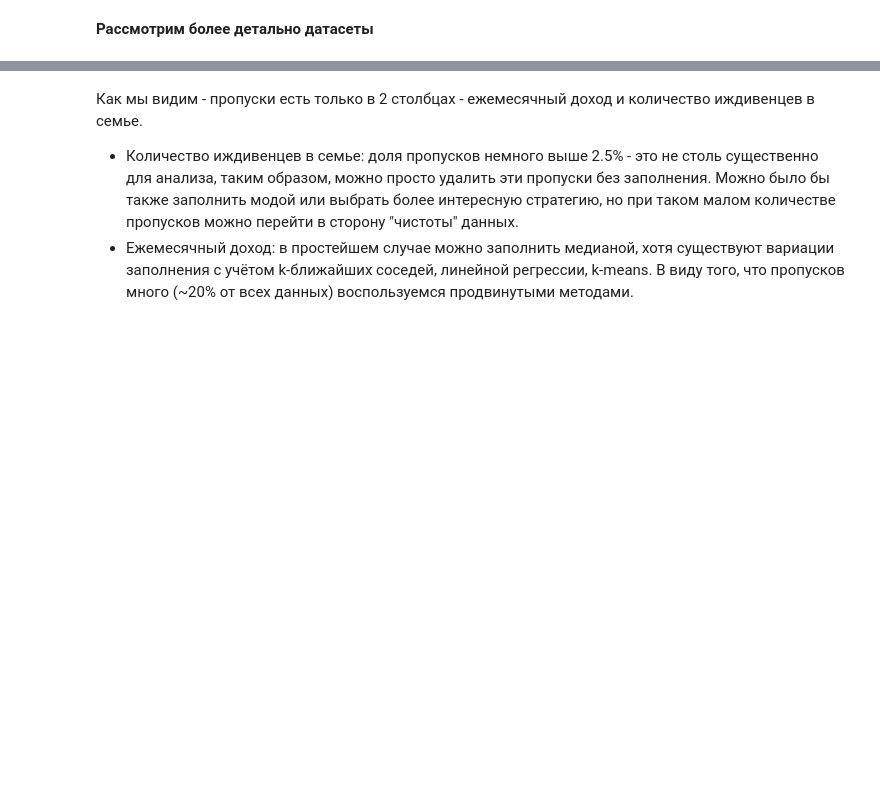
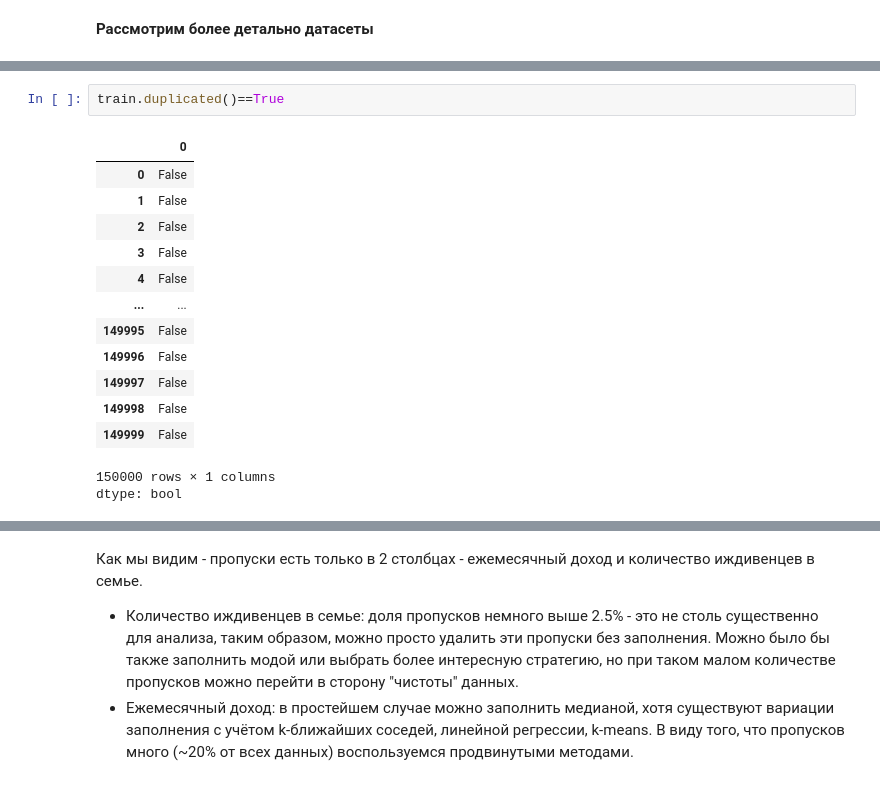
Before and after one commit to VladislavTokarev02/technical, a Jupyter notebook: test_task.ipynb, the cells around one changed output, grey strips where cells are left out. Saved outputs shown, nothing was run; the diff lists cells and outputs as text; blank space fills up the shorter version.

```diff
--- a/test_task.ipynb
+++ b/test_task.ipynb
@@ -167,3 +179,20 @@ train.duplicated().sum(), test.duplicated().sum()
+# %%
+train.duplicated()==True
+# %% [output]
+|  | 0 |
+| 0 | False |
+| 1 | False |
+| 2 | False |
+| 3 | False |
+| 4 | False |
+| ... | ... |
+| 149995 | False |
+| 149996 | False |
+| 149997 | False |
+| 149998 | False |
+| 149999 | False |
+150000 rows × 1 columns
+dtype: bool
 # %%
 train.isna().mean().round(4).to_frame().sort_values(by=0, ascending = False).style.format('{:.2%}').background_gradient('coolwarm')
 # %% [output]
```
Also changed, not shown: parts of 12 cells of this notebook.
